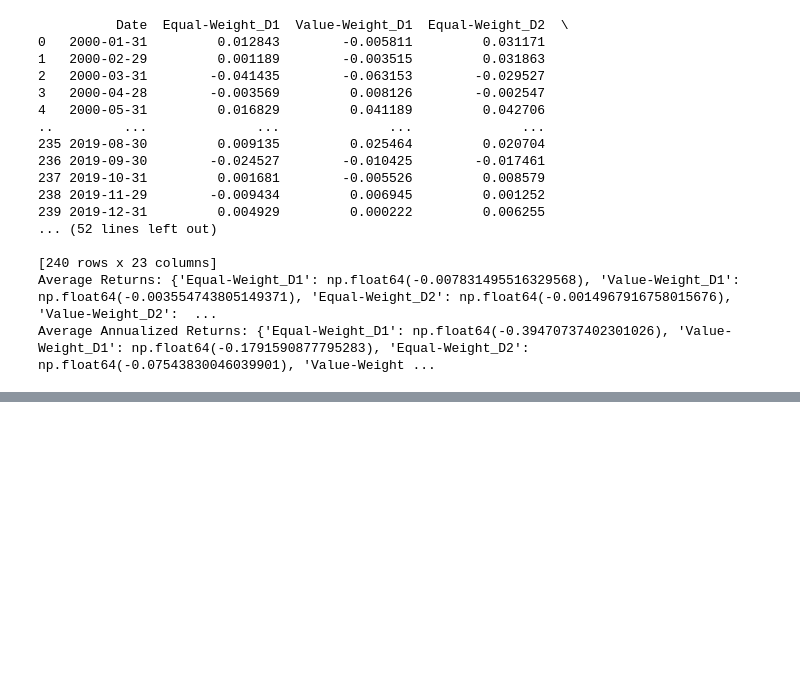
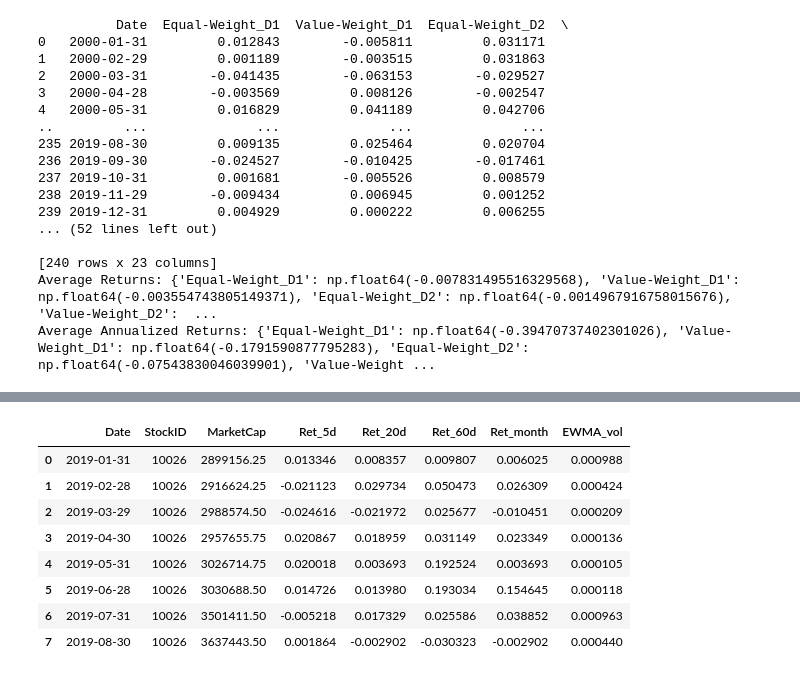
Before and after one commit to xYs201821/MATH5470_Final_proj, a Jupyter notebook: test.ipynb, the cells around one changed output, grey strips where cells are left out. Cells and saved outputs as stored; diff of their text form; code cells hidden in the pictures; blank space fills up the shorter version.

```diff
--- a/test.ipynb
+++ b/test.ipynb
@@ -280,0 +466,12 @@ Average Annualized Returns: {'Equal-Weight_D1': np.float64(-0.39470737402301026)
+# %%
+pd.read_feather('monthly_20d/20d_month_has_vb_[20]_ma_2018_labels_w_delay.feather').head(8)
+# %% [output]
+|  | Date | StockID | MarketCap | Ret_5d | Ret_20d | Ret_60d | Ret_month | EWMA_vol |
+| 0 | 2019-01-31 | 10026 | 2899156.25 | 0.013346 | 0.008357 | 0.009807 | 0.006025 | 0.000988 |
+| 1 | 2019-02-28 | 10026 | 2916624.25 | -0.021123 | 0.029734 | 0.050473 | 0.026309 | 0.000424 |
+| 2 | 2019-03-29 | 10026 | 2988574.50 | -0.024616 | -0.021972 | 0.025677 | -0.010451 | 0.000209 |
+| 3 | 2019-04-30 | 10026 | 2957655.75 | 0.020867 | 0.018959 | 0.031149 | 0.023349 | 0.000136 |
+| 4 | 2019-05-31 | 10026 | 3026714.75 | 0.020018 | 0.003693 | 0.192524 | 0.003693 | 0.000105 |
+| 5 | 2019-06-28 | 10026 | 3030688.50 | 0.014726 | 0.013980 | 0.193034 | 0.154645 | 0.000118 |
+| 6 | 2019-07-31 | 10026 | 3501411.50 | -0.005218 | 0.017329 | 0.025586 | 0.038852 | 0.000963 |
+| 7 | 2019-08-30 | 10026 | 3637443.50 | 0.001864 | -0.002902 | -0.030323 | -0.002902 | 0.000440 |
```
Also changed, not shown: parts of 1 cell of this notebook, 10 other files.
